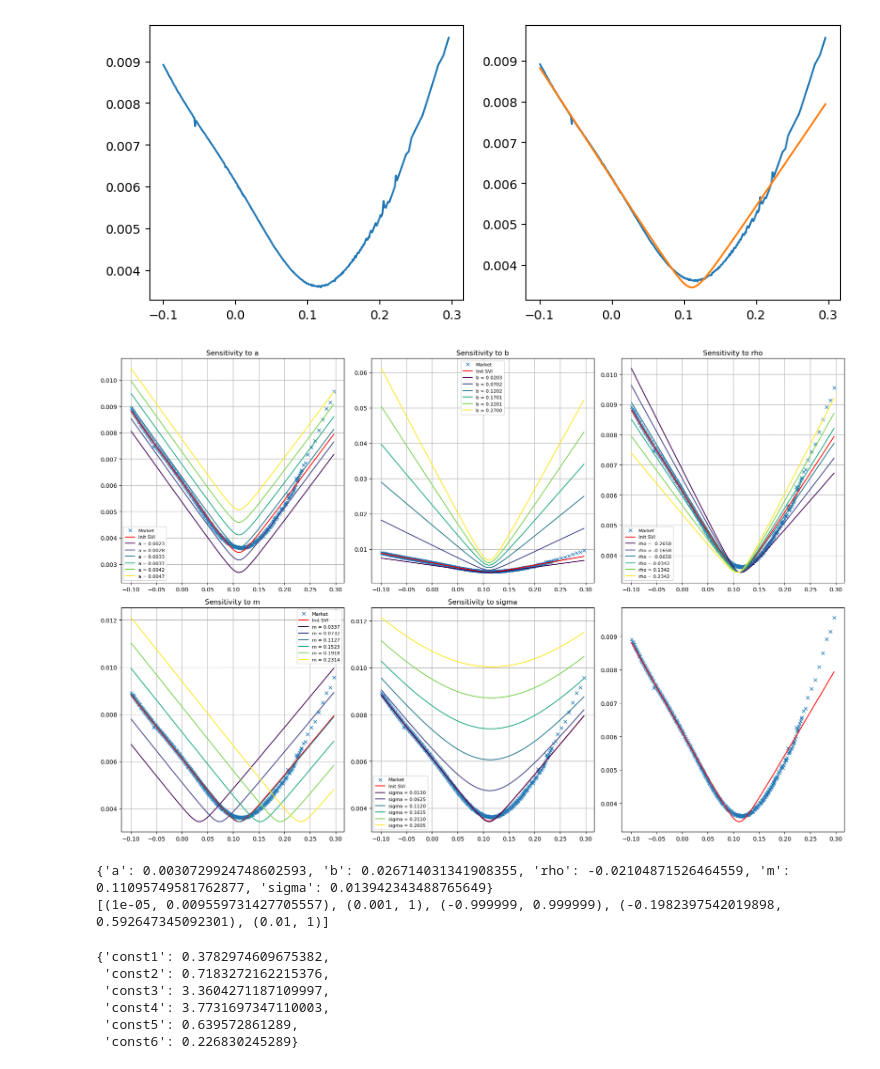
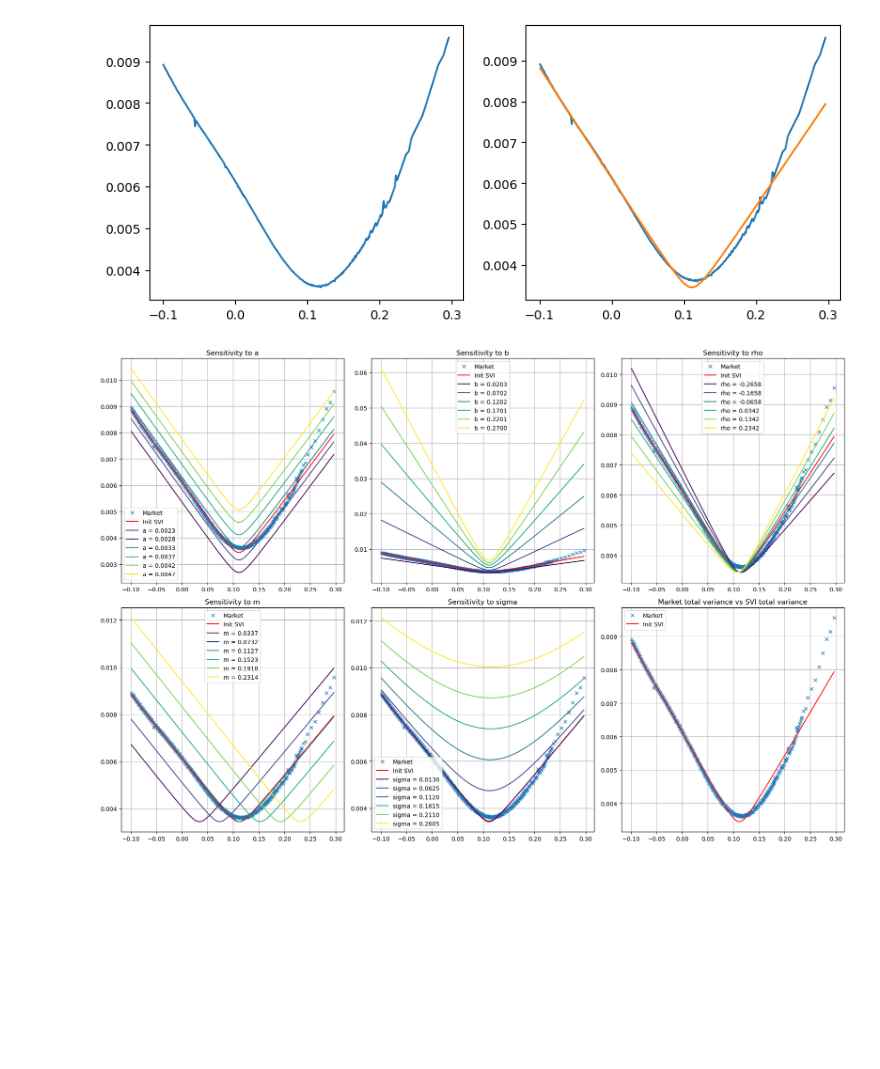
Before and after one commit to atanasio528/RRT, a Jupyter notebook: SVI/SVI Model Free Wings.ipynb, the cells around one changed output. Saved outputs shown, nothing was run; the diff lists cells and outputs as text; code cells hidden in the pictures; blank space fills up the shorter version.

```diff
--- a/SVI/SVI Model Free Wings.ipynb
+++ b/SVI/SVI Model Free Wings.ipynb
@@ -584,89 +584,35 @@ for i in range(5):
     ax.plot(k, svi_w_init, color='red', label='Init SVI')
 
     low, high = bounds[i]
     mid = init_params[i]
 
     # bound 안에서 변화 주기
     test_vals = np.linspace(
         0.75 * mid + 0.25 * low,
         0.75 * mid + 0.25 * high,
         6
     )
 
     for j, test_val in enumerate(test_vals):
         params = init_params.copy()
         params[i] = test_val
         a_, b_, rho_, m_, sigma_ = params
         svi_w = svi_curve(k, a_, b_, rho_, m_, sigma_)
         ax.plot(k, svi_w, color=colors[j], label=f"{names[i]} = {test_val:.4f}")
 
     ax.set_title(f"Sensitivity to {names[i]}")
     ax.grid(True)
-    ax.legend(fontsize=8)
+    ax.legend(fontsize=10)
 
 # 마지막 빈 subplot 숨기기
 axes[-1].plot(k, w, 'x', label='Market')
 axes[-1].plot(k, svi_w_init, color='red', label='Init SVI')
+axes[-1].set_title(f"Market total variance vs SVI total variance")
+axes[-1].grid(True)
+axes[-1].legend(fontsize=10)
 
 plt.tight_layout()
 plt.savefig("SVI_first_implementation.png", dpi=300)
 plt.show()
 # %% [output]
-[figure, old version]
+[figure, new version]
-# %%
-print(svi.params)
-
-print(bounds)
-# %% [output]
-{'a': 0.0030729924748602593, 'b': 0.026714031341908355, 'rho': -0.02104871526464559, 'm': 0.11095749581762877, 'sigma': 0.013942343488765649}
-[(1e-05, 0.009559731427705557), (0.001, 1), (-0.999999, 0.999999), (-0.1982397542019898, 0.592647345092301), (0.01, 1)]
-# %%
-epsilon = 1e-8  # 필요에 따라 조정
-
-def const1(params):
-    a, b, rho, m, sigma = params['a'], params['b'], params['rho'], params['m'], params['sigma']
-    return (a - m * b * (rho + 1)) * (4 - a + m * b * (rho + 1)) - b**2 * (rho + 1)**2 - epsilon
-
-def const2(params):
-    a, b, rho, m, sigma = params['a'], params['b'], params['rho'], params['m'], params['sigma']
-    return (a - m * b * (rho - 1)) * (4 - a + m * b * (rho - 1)) - b**2 * (rho - 1)**2 - epsilon
-
-def const3(params):
-    a, b, rho, m, sigma = params['a'], params['b'], params['rho'], params['m'], params['sigma']
-    return 4 - b**2 * (rho + 1)**2 - epsilon
-
-def const4(params):
-    a, b, rho, m, sigma = params['a'], params['b'], params['rho'], params['m'], params['sigma']
-    return 4 - b**2 * (rho - 1)**2 - epsilon
-
-def const5(params):
-    a, b, rho, m, sigma = params['a'], params['b'], params['rho'], params['m'], params['sigma']
-    return b**2 * (rho + 1)**2 - epsilon
-
-def const6(params):
-    a, b, rho, m, sigma = params['a'], params['b'], params['rho'], params['m'], params['sigma']
-    return b**2 * (rho - 1)**2 - epsilon
-
-
-params = {'a': 0.001794824344747415, 'b': 0.1, 'rho': 0.5, 'm': 0.1, 'sigma': 0.1}
-# 새로운 파라미터 값
-params = {'a': 0.26, 'b': 0.638, 'rho': 0.2535, 'm': -0.0164, 'sigma': 0.0328}
-
-# 제약 조건 결과 평가
-results = {
-    "const1": const1(params),
-    "const2": const2(params),
-    "const3": const3(params),
-    "const4": const4(params),
-    "const5": const5(params),
-    "const6": const6(params)
-}
-
-results
-# %% [output]
-{'const1': 0.3782974609675382,
- 'const2': 0.7183272162215376,
- 'const3': 3.3604271187109997,
- 'const4': 3.7731697347110003,
- 'const5': 0.639572861289,
- 'const6': 0.226830245289}
```
Also changed, not shown: parts of 1 cell of this notebook, 1 other file.
